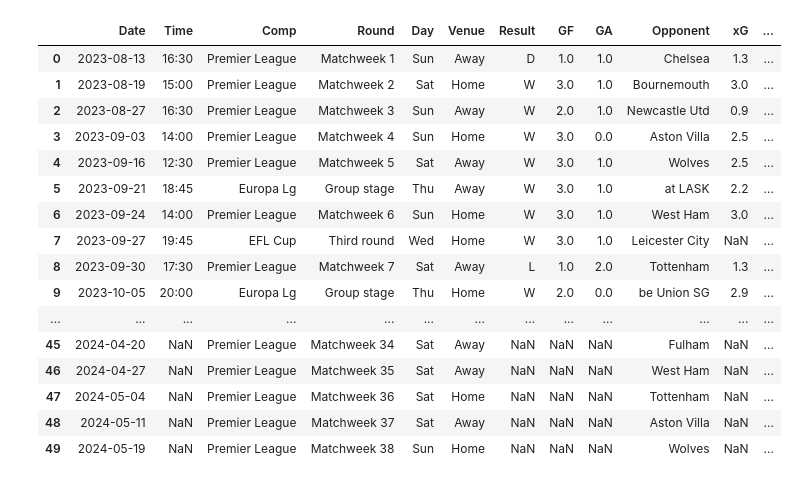
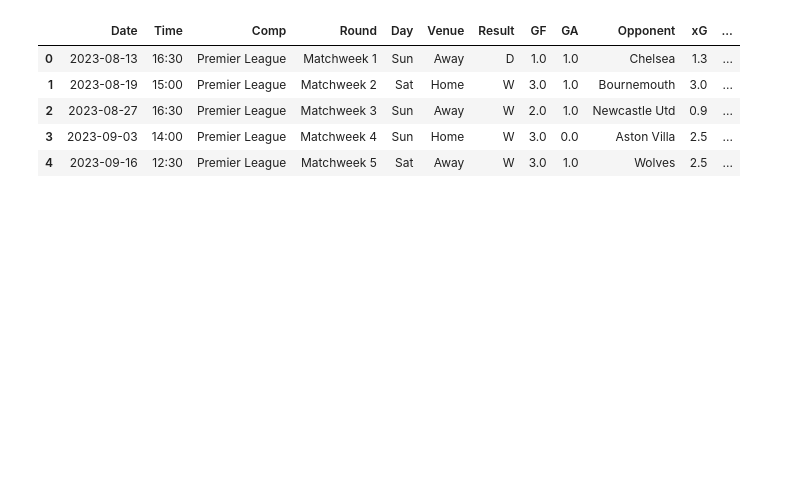
Before and after one commit to vinicarlosss/MachineLearning_Futebol, a Jupyter notebook: web_scraping.ipynb, the cells around one changed output. Saved outputs shown, nothing was run; the diff lists cells and outputs as text; code cells hidden in the pictures; blank space fills up the shorter version.

```diff
--- a/web_scraping.ipynb
+++ b/web_scraping.ipynb
@@ -20,27 +20,16 @@ team_urls = [f"https://fbref.com{l}" for l in links]
 # %%
 #pegando informação dos times
 team_url = team_urls[0]
 data = requests.get(team_url)
-matches = pd.read_html(data.text, match="Scores & Fixtures")
-matches[0]
+matches = pd.read_html(data.text, match="Scores & Fixtures")[0]
+matches.head()
 # %% [output]
 |  | Date | Time | Comp | Round | Day | Venue | Result | GF | GA | Opponent | xG | ... |
 | 0 | 2023-08-13 | 16:30 | Premier League | Matchweek 1 | Sun | Away | D | 1.0 | 1.0 | Chelsea | 1.3 | ... |
 | 1 | 2023-08-19 | 15:00 | Premier League | Matchweek 2 | Sat | Home | W | 3.0 | 1.0 | Bournemouth | 3.0 | ... |
 | 2 | 2023-08-27 | 16:30 | Premier League | Matchweek 3 | Sun | Away | W | 2.0 | 1.0 | Newcastle Utd | 0.9 | ... |
 | 3 | 2023-09-03 | 14:00 | Premier League | Matchweek 4 | Sun | Home | W | 3.0 | 0.0 | Aston Villa | 2.5 | ... |
 | 4 | 2023-09-16 | 12:30 | Premier League | Matchweek 5 | Sat | Away | W | 3.0 | 1.0 | Wolves | 2.5 | ... |
-| 5 | 2023-09-21 | 18:45 | Europa Lg | Group stage | Thu | Away | W | 3.0 | 1.0 | at LASK | 2.2 | ... |
-| 6 | 2023-09-24 | 14:00 | Premier League | Matchweek 6 | Sun | Home | W | 3.0 | 1.0 | West Ham | 3.0 | ... |
-| 7 | 2023-09-27 | 19:45 | EFL Cup | Third round | Wed | Home | W | 3.0 | 1.0 | Leicester City | NaN | ... |
-| 8 | 2023-09-30 | 17:30 | Premier League | Matchweek 7 | Sat | Away | L | 1.0 | 2.0 | Tottenham | 1.3 | ... |
-| 9 | 2023-10-05 | 20:00 | Europa Lg | Group stage | Thu | Home | W | 2.0 | 0.0 | be Union SG | 2.9 | ... |
-| ... | ... | ... | ... | ... | ... | ... | ... | ... | ... | ... | ... | ... |
-| 45 | 2024-04-20 | NaN | Premier League | Matchweek 34 | Sat | Away | NaN | NaN | NaN | Fulham | NaN | ... |
-| 46 | 2024-04-27 | NaN | Premier League | Matchweek 35 | Sat | Away | NaN | NaN | NaN | West Ham | NaN | ... |
-| 47 | 2024-05-04 | NaN | Premier League | Matchweek 36 | Sat | Home | NaN | NaN | NaN | Tottenham | NaN | ... |
-| 48 | 2024-05-11 | NaN | Premier League | Matchweek 37 | Sat | Away | NaN | NaN | NaN | Aston Villa | NaN | ... |
-| 49 | 2024-05-19 | NaN | Premier League | Matchweek 38 | Sun | Home | NaN | NaN | NaN | Wolves | NaN | ... |
 # %%
 #pegando dados de chutes
 links = soup.find_all('a')
```
Also changed, not shown: parts of 4 cells of this notebook.
